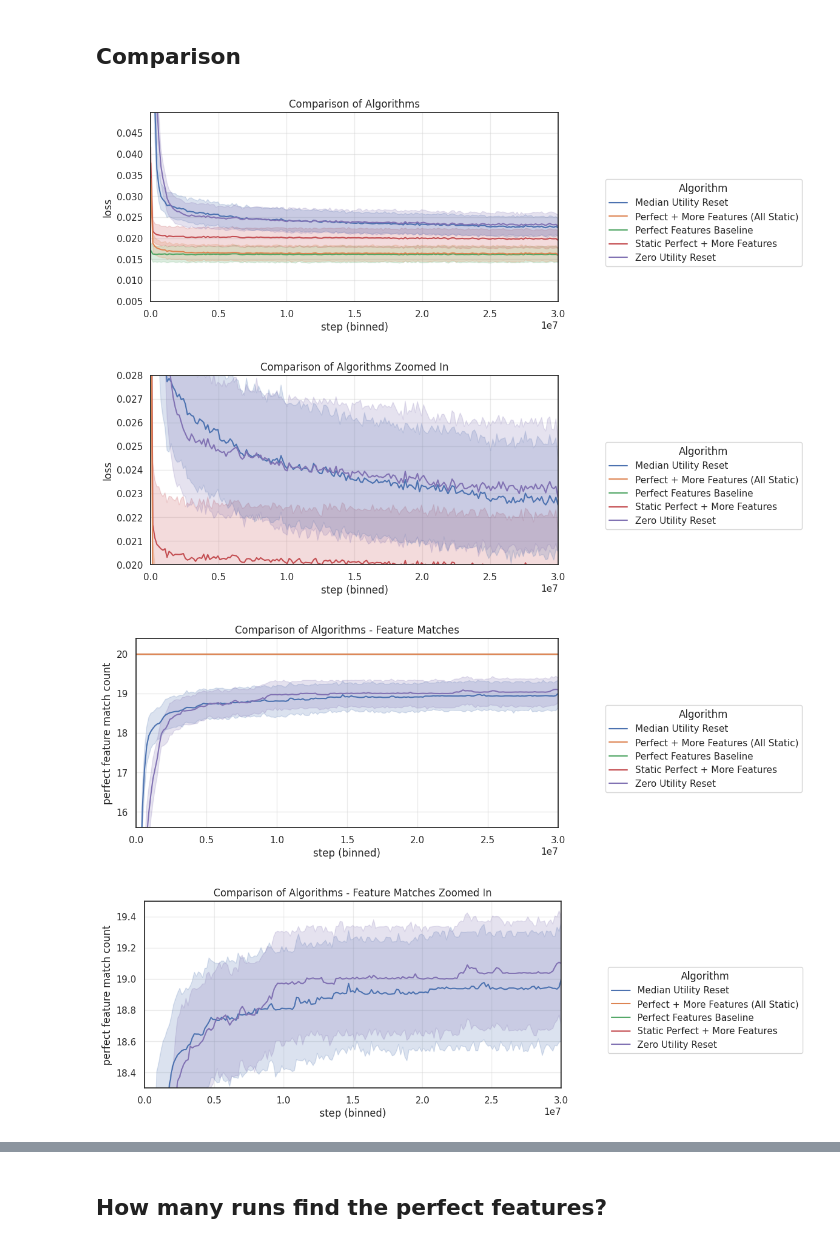
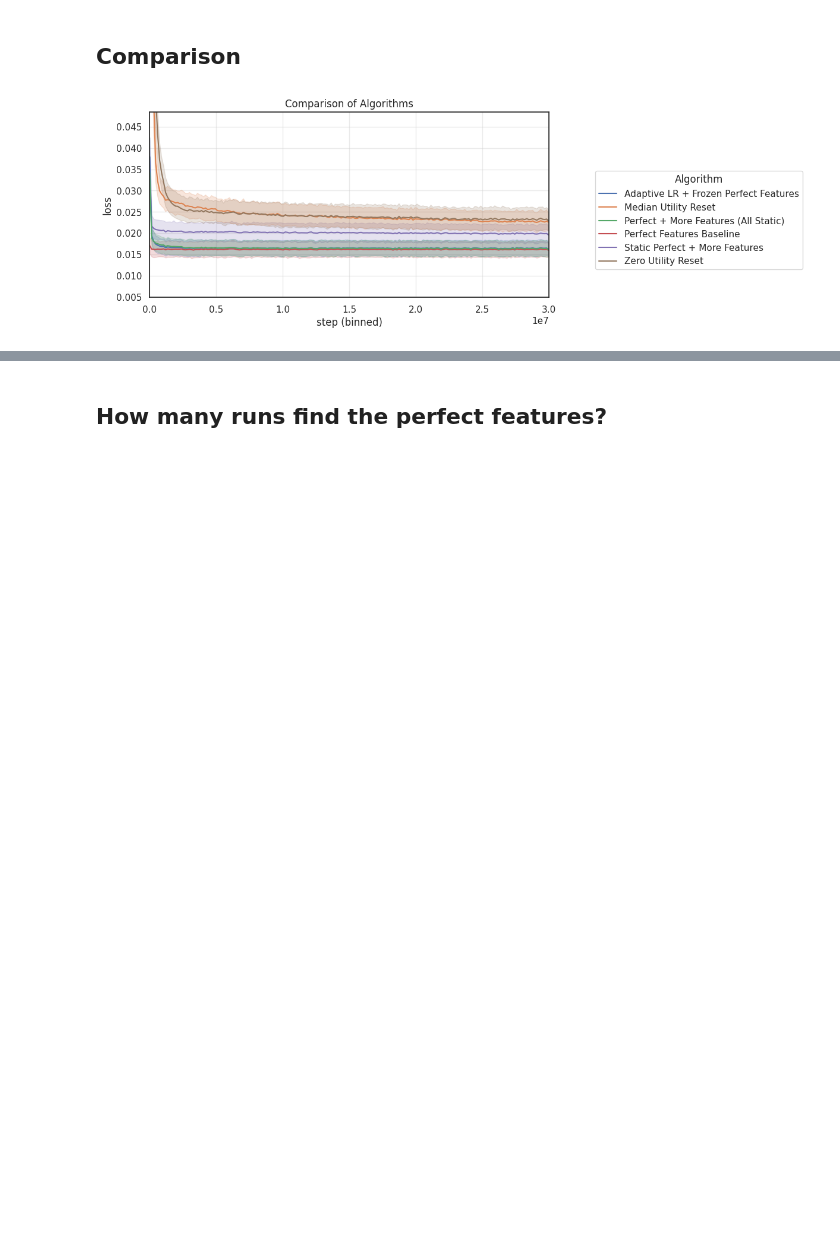
Before and after one commit to ejmejm/phd_research, a Jupyter notebook: phd/feature_search/analysis/paper_part_1_v1/ns_autostep_and_search_best.ipynb, the cells around one changed output, grey strips where cells are left out. Drawn from its saved outputs; the diff is of its cells as text; code cells hidden in the pictures; blank space fills up the shorter version.

Commit message:
Quick individual run configs to compare

```diff
--- a/phd/feature_search/analysis/paper_part_1_v1/ns_autostep_and_search_best.ipynb
+++ b/phd/feature_search/analysis/paper_part_1_v1/ns_autostep_and_search_best.ipynb
@@ -34,78 +36,33 @@ config_dfs, run_dfs = load_experiment_data(config_data_path, run_data_path)
 # %% [markdown]
 ## Comparison
 # %%
-combined_run_df = pd.concat(list(run_dfs.values()))
-combined_config_df = pd.concat(list(config_dfs.values()))
+full_combined_run_df = pd.concat(list(run_dfs.values()))
+full_combined_config_df = pd.concat(list(config_dfs.values()))
 
 algo_map = {
     'median_utility_reset': 'Median Utility Reset',
     'zero_utility_reset': 'Zero Utility Reset',
     'perfect_features_baseline': 'Perfect Features Baseline',
     'static_features_with_perfect_features': 'Perfect + More Features (All Static)',
     'fs_with_frozen_perfect_features': 'Static Perfect + More Features',
+    'adaptive_lr_frozen_perfect_features': 'Adaptive LR + Frozen Perfect Features',
 }
 # combined_config_df = combined_config_df[combined_config_df['sweep_name'].isin(algo_map.keys())].copy()
 # valid_run_ids = combined_config_df['run_id'].unique()
 # combined_run_df = combined_run_df[combined_run_df['run_id'].isin(valid_run_ids)].copy()
-combined_config_df['algo'] = combined_config_df['sweep_name'].map(algo_map)
+full_combined_config_df['algo'] = full_combined_config_df['sweep_name'].map(algo_map)
+
 
 plot_learning_curves(
-    run_df = combined_run_df,
-    config_df = combined_config_df,
+    run_df = full_combined_run_df,
+    config_df = full_combined_config_df,
     n_bins = 200,
     figsize = (8, 4),
     hue_col = 'algo',
     legend_title = 'Algorithm',
     show_ci = True,
 )
 plt.title('Comparison of Algorithms')
 plt.show()
-
-
-plot_learning_curves(
-    run_df = combined_run_df,
-    config_df = combined_config_df,
-    n_bins = 200,
-    figsize = (8, 4),
-    hue_col = 'algo',
-    legend_title = 'Algorithm',
-    show_ci = True,
-)
-plt.title('Comparison of Algorithms Zoomed In')
-plt.ylim(0.02, 0.028)
-plt.show()
-
-plot_learning_curves(
-    run_df = combined_run_df,
-    config_df = combined_config_df,
-    n_bins = 200,
-    figsize = (8, 4),
-    y_col = 'feature_match/perfect_match_count',
-    y_label = 'perfect feature match count',
-    hue_col = 'algo',
-    legend_title = 'Algorithm',
-    show_ci = True,
-)
-plt.title('Comparison of Algorithms - Feature Matches')
-plt.show()
-
-
-plot_learning_curves(
-    run_df = combined_run_df,
-    config_df = combined_config_df,
-    n_bins = 200,
-    figsize = (8, 4),
-    y_col = 'feature_match/perfect_match_count',
-    y_label = 'perfect feature match count',
-    hue_col = 'algo',
-    legend_title = 'Algorithm',
-    show_ci = True,
-)
-plt.title('Comparison of Algorithms - Feature Matches Zoomed In')
-plt.ylim(18.3, 19.5)
-plt.show()
 # %% [output]
-[figure, old version]
+[figure, new version]
-[figure, removed]
-[figure, removed]
-[figure, removed]
```
Also changed, not shown: parts of 9 cells of this notebook, 3 other files.
